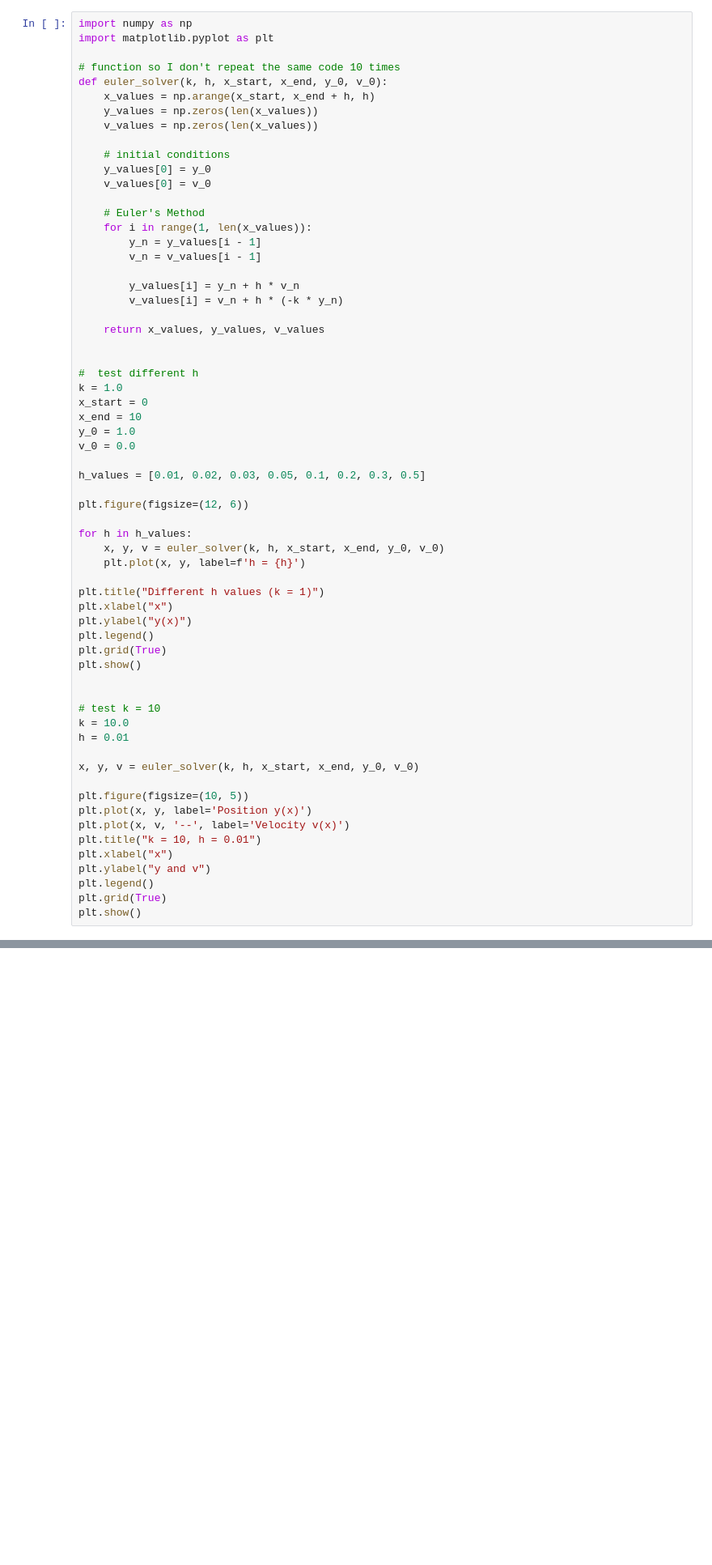
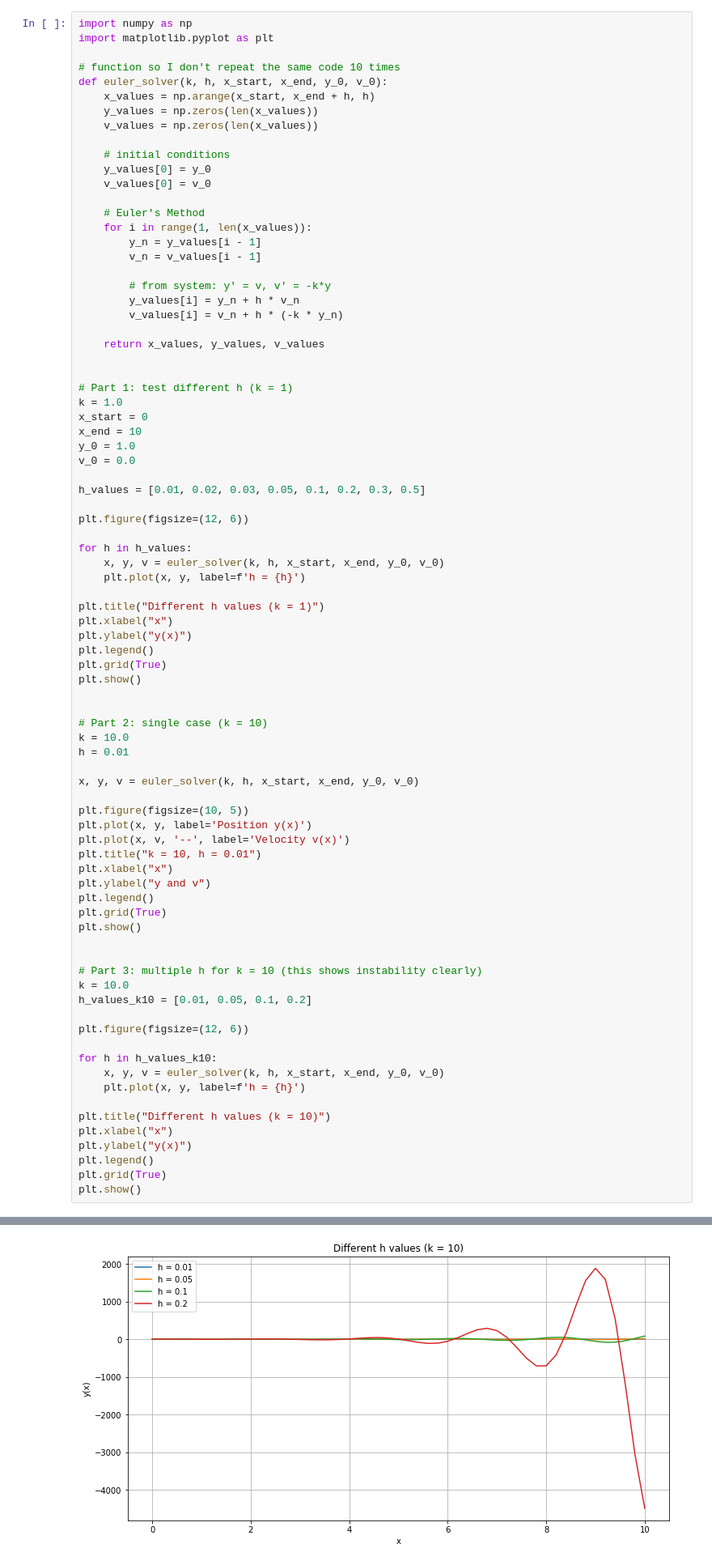
Before and after one commit to jana-daouk/coe311k, a Jupyter notebook: classwork/jd55586-CH16.ipynb, the cells around one changed output, grey strips where cells are left out. Shown at 81% size. Cells and saved outputs as stored; diff of their text form; blank space fills up the shorter version.

```diff
--- a/classwork/jd55586-CH16.ipynb
+++ b/classwork/jd55586-CH16.ipynb
@@ -17,13 +17,14 @@ def euler_solver(k, h, x_start, x_end, y_0, v_0):
         y_n = y_values[i - 1]
         v_n = v_values[i - 1]
 
+        # from system: y' = v, v' = -k*y
         y_values[i] = y_n + h * v_n
         v_values[i] = v_n + h * (-k * y_n)
 
     return x_values, y_values, v_values
 
 
-#  test different h
+# Part 1: test different h (k = 1)
 k = 1.0
 x_start = 0
 x_end = 10
@@ -36,33 +37,52 @@ plt.figure(figsize=(12, 6))
 
 for h in h_values:
     x, y, v = euler_solver(k, h, x_start, x_end, y_0, v_0)
     plt.plot(x, y, label=f'h = {h}')
 
 plt.title("Different h values (k = 1)")
 plt.xlabel("x")
 plt.ylabel("y(x)")
 plt.legend()
 plt.grid(True)
 plt.show()
 
 
-# test k = 10
+# Part 2: single case (k = 10)
 k = 10.0
 h = 0.01
 
 x, y, v = euler_solver(k, h, x_start, x_end, y_0, v_0)
 
 plt.figure(figsize=(10, 5))
 plt.plot(x, y, label='Position y(x)')
 plt.plot(x, v, '--', label='Velocity v(x)')
 plt.title("k = 10, h = 0.01")
 plt.xlabel("x")
 plt.ylabel("y and v")
 plt.legend()
 plt.grid(True)
 plt.show()
+
+
+# Part 3: multiple h for k = 10 (this shows instability clearly)
+k = 10.0
+h_values_k10 = [0.01, 0.05, 0.1, 0.2]
+
+plt.figure(figsize=(12, 6))
+
+for h in h_values_k10:
+    x, y, v = euler_solver(k, h, x_start, x_end, y_0, v_0)
+    plt.plot(x, y, label=f'h = {h}')
+
+plt.title("Different h values (k = 10)")
+plt.xlabel("x")
+plt.ylabel("y(x)")
+plt.legend()
+plt.grid(True)
+plt.show()
 # %% [output]
 [figure]
 [figure]
+[figure, added]
 # %% [markdown]
 ## When does it become unstable?
```
Also changed, not shown: parts of 1 cell of this notebook, 1 other file.
